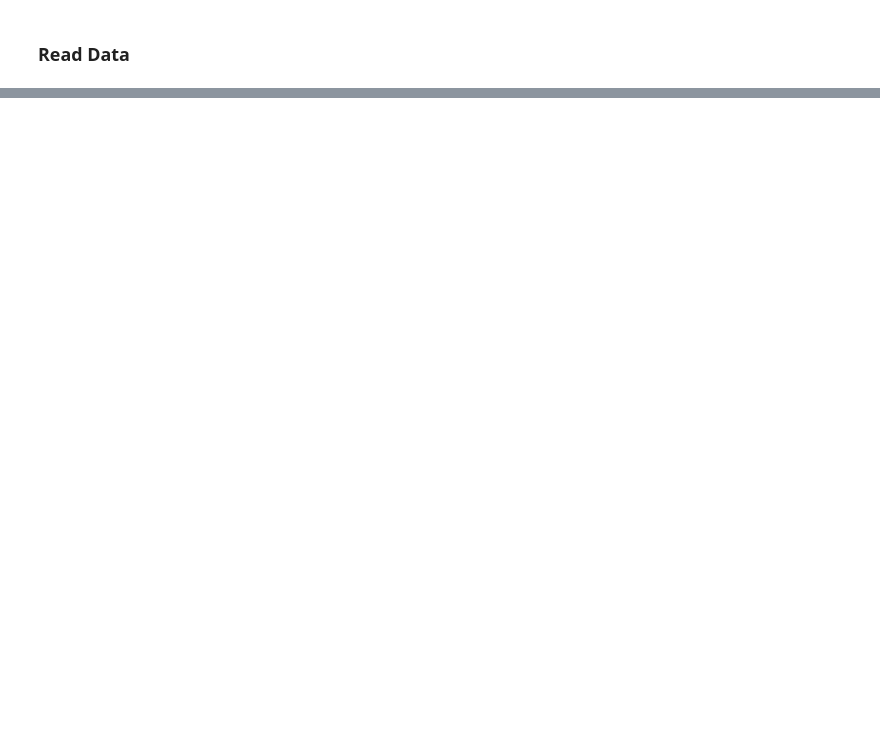
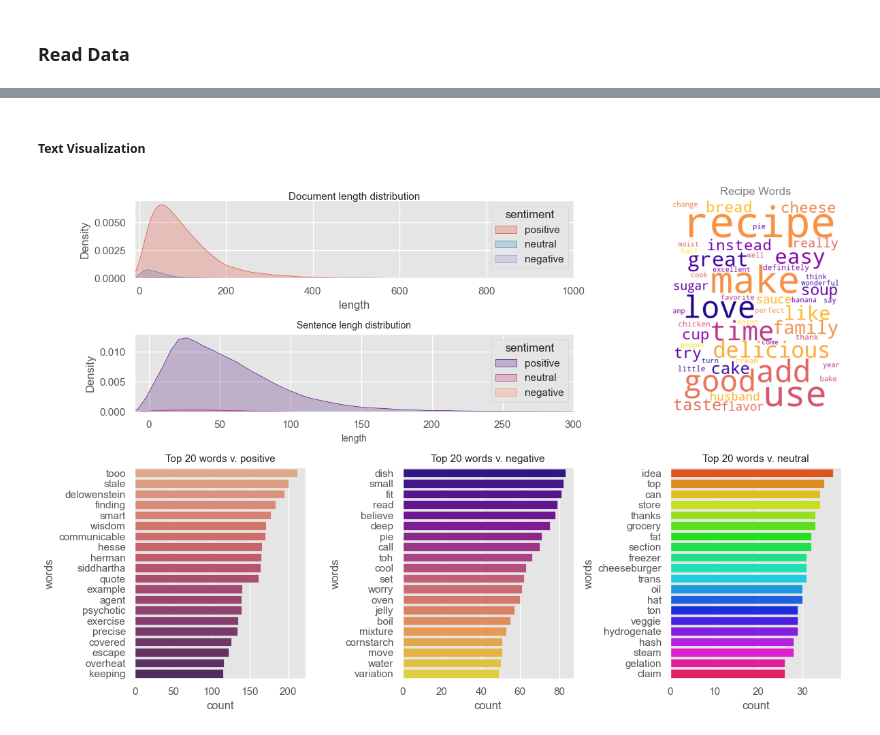
Before and after one commit to baloyi015/cook-book-text-analysis, a Jupyter notebook: cook_book.ipynb, the cells around one changed output, grey strips where cells are left out. Cells and saved outputs as stored; diff of their text form; code cells hidden in the pictures; blank space fills up the shorter version.

Commit message:
Text Analyis final commit

```diff
--- a/cook_book.ipynb
+++ b/cook_book.ipynb
@@ -228,5 +113,0 @@ distribution_chart(values, labels, title)
-# %%
-values, labels = compute_distrited_values('sentiment')
-title = 'sentiment'
-
-distribution_chart(values, labels, title)
@@ -467,0 +264,18 @@ cloud_plot(sorted_neg, 'Words for negative sentiment')
+# %% [markdown]
+##### Text Visualization
+# %%
+from collections import Counter
+
+total_words = Counter([w for tokens in model_point['tokens'] for w in tokens])
+
+stars_4_to_5 = model_point[(model_point['ratings']==4) | (model_point['ratings']==5)]
+
+stars_1_to_3 = model_point[(model_point['ratings']==1) |
+                           (model_point['ratings']==3) |
+                           (model_point['ratings']==3)]
+
+
+sorted_4_to_5 = sorted({word: index+1 for tokens in stars_4_to_5['tokens']
+                        for index, word in enumerate(tokens)}.items(), key=lambda item: item[1], reverse=True)
+sorted_1_to_3 = sorted({word: index+1 for tokens in stars_1_to_3['tokens']
+                        for index, word in enumerate(tokens)}.items(), key=lambda item: item[1], reverse=True)
@@ -467,0 +351,26 @@ cloud_plot(sorted_neg, 'Words for negative sentiment')
+# %%
+nrow = 4
+ncol = 3
+plt.figure(figsize=(12,8))
+
+axes1 = plt.subplot2grid((nrow, ncol), loc=(0,0), colspan=2)
+axes3 = plt.subplot2grid((nrow, ncol), loc=(0,2), rowspan=2)
+axes4 = plt.subplot2grid((nrow, ncol), loc=(1,0), colspan=2)
+axes7 = plt.subplot2grid((nrow, ncol), loc=(2,0), rowspan=2)
+axes8 = plt.subplot2grid((nrow, ncol), loc=(2,1), rowspan=2)
+axes9 = plt.subplot2grid((nrow, ncol), loc=(2,2), rowspan=2)
+
+doc_length_plot(axes1)
+sentence_length_plot(axes4)
+
+cloud_plot(axes3, total_words, 'Recipe Words')
+axes3.axis('off')
+
+plot_sentiment_words(axes7, sorted_pos, 'positive', topn=20)
+plot_sentiment_words(axes8, sorted_neg, 'negative', topn=20)
+plot_sentiment_words(axes9, sorted_ne, 'neutral', topn=20)
+
+plt.tight_layout()
+plt.show()
+# %% [output]
+[figure, added]
```
Also changed, not shown: parts of 55 cells of this notebook, 3 other files.
